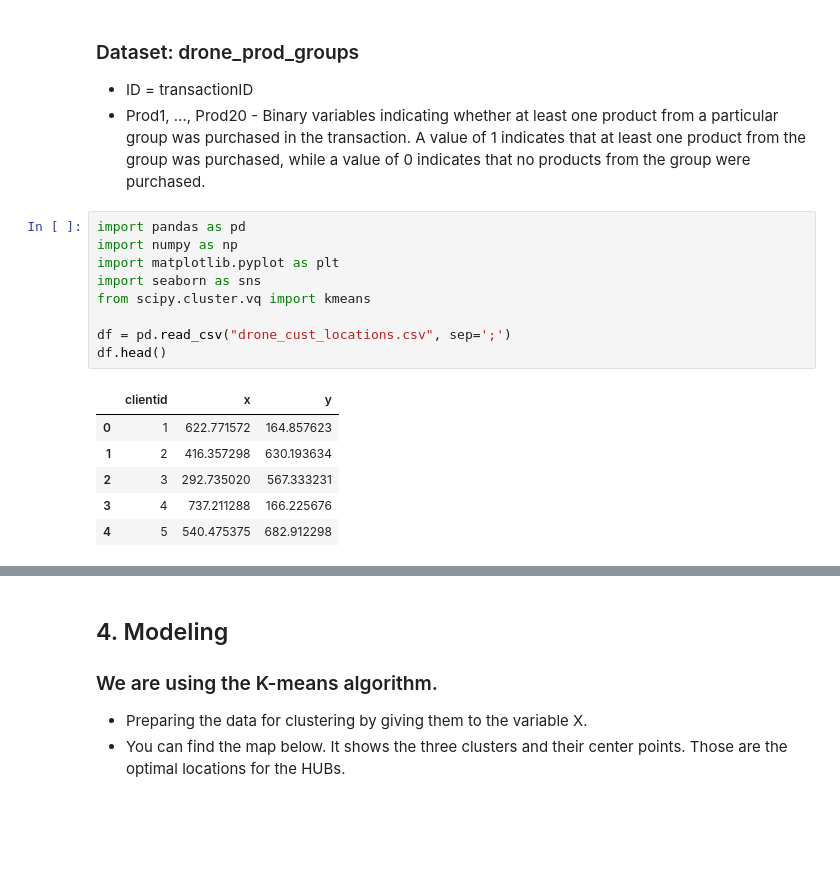
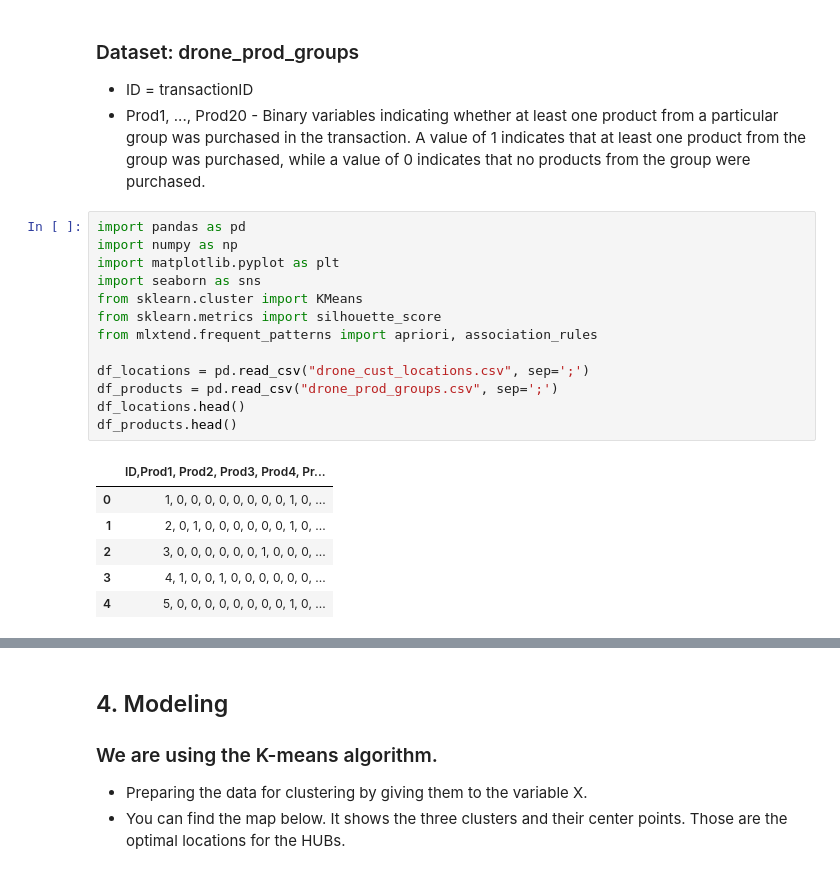
Before and after one commit to kismet85/dkkoAssignments, a Jupyter notebook: Clustering_and_Associaton_rule_mining.ipynb, the cells around one changed output, grey strips where cells are left out. Saved outputs shown, nothing was run; the diff lists cells and outputs as text; blank space fills up the shorter version.

```diff
--- a/Clustering_and_Associaton_rule_mining.ipynb
+++ b/Clustering_and_Associaton_rule_mining.ipynb
@@ -20,17 +22,21 @@
 # %%
 import pandas as pd
 import numpy as np
 import matplotlib.pyplot as plt
 import seaborn as sns
-from scipy.cluster.vq import kmeans
+from sklearn.cluster import KMeans
+from sklearn.metrics import silhouette_score
+from mlxtend.frequent_patterns import apriori, association_rules
 
-df = pd.read_csv("drone_cust_locations.csv", sep=';')
-df.head()
+df_locations = pd.read_csv("drone_cust_locations.csv", sep=';')
+df_products = pd.read_csv("drone_prod_groups.csv", sep=';')
+df_locations.head()
+df_products.head()
 # %% [output]
-|  | clientid | x | y |
-| 0 | 1 | 622.771572 | 164.857623 |
-| 1 | 2 | 416.357298 | 630.193634 |
-| 2 | 3 | 292.735020 | 567.333231 |
-| 3 | 4 | 737.211288 | 166.225676 |
-| 4 | 5 | 540.475375 | 682.912298 |
+|  | ID,Prod1, Prod2, Prod3, Prod4, Pr... |
+| 0 | 1, 0, 0, 0, 0, 0, 0, 0, 0, 1, 0, ... |
+| 1 | 2, 0, 1, 0, 0, 0, 0, 0, 0, 1, 0, ... |
+| 2 | 3, 0, 0, 0, 0, 0, 0, 1, 0, 0, 0, ... |
+| 3 | 4, 1, 0, 0, 1, 0, 0, 0, 0, 0, 0, ... |
+| 4 | 5, 0, 0, 0, 0, 0, 0, 0, 0, 1, 0, ... |
 # %%
```
Also changed, not shown: parts of 18 cells of this notebook.
